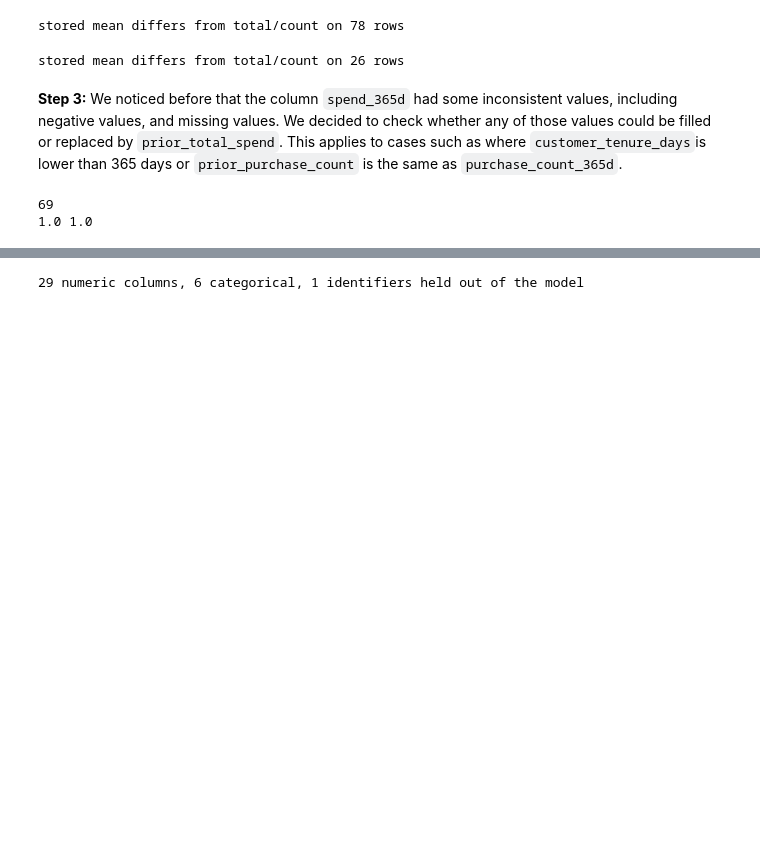
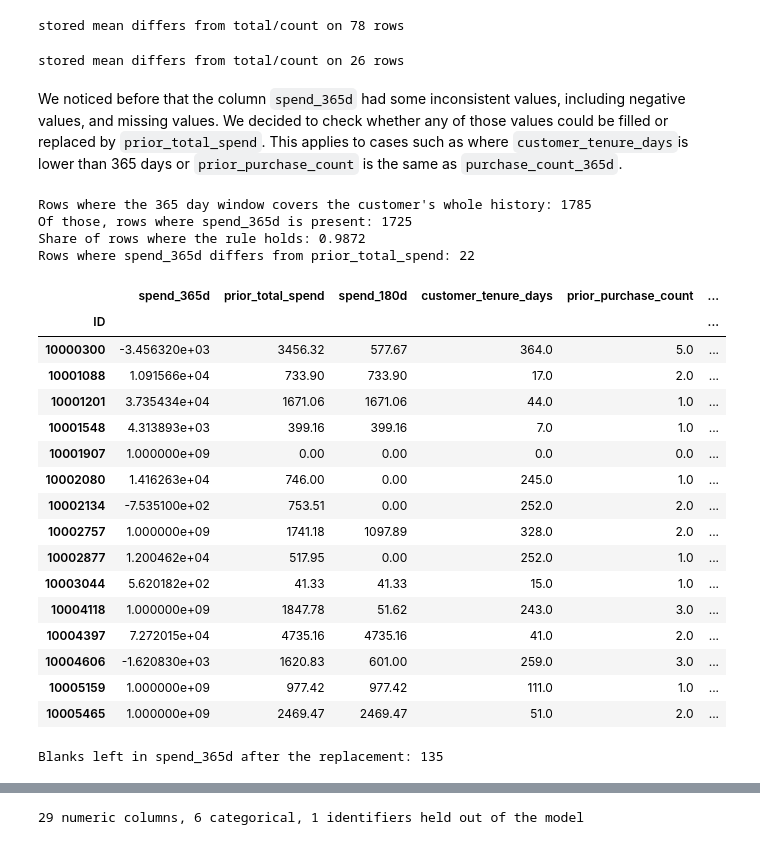
Before and after one commit to saradfalves/ML_Group_09, a Jupyter notebook: notebooks/nb2_cleaning_data.ipynb, the cells around one changed output, grey strips where cells are left out. Drawn from its saved outputs; the diff is of its cells as text; code cells hidden in the pictures; blank space fills up the shorter version.

Commit message:
text errors and invalid values from spend_365d

```diff
--- a/notebooks/nb2_cleaning_data.ipynb
+++ b/notebooks/nb2_cleaning_data.ipynb
@@ -175,28 +177,46 @@ rows_to_substitute = (count > 1) & (days >= 0)
 
 train_copy.loc[rows_to_substitute, 'prior_mean_gap_days'] = (train_copy.loc[rows_to_substitute, 'customer_tenure_days']-train_copy.loc[rows_to_substitute, 'days_since_previous_purchase'])/(train_copy.loc[rows_to_substitute, 'prior_purchase_count']-1)
 # %% [markdown]
-**Step 3:** We noticed before that the column `spend_365d` had some inconsistent values, including negative values, and missing values. We decided to check whether any of those values could be filled or replaced by `prior_total_spend`. This applies to cases such as where `customer_tenure_days`is lower than 365 days or `prior_purchase_count` is the same as `purchase_count_365d`.
+We noticed before that the column `spend_365d` had some inconsistent values, including negative values, and missing values. We decided to check whether any of those values could be filled or replaced by `prior_total_spend`. This applies to cases such as where `customer_tenure_days`is lower than 365 days or `prior_purchase_count` is the same as `purchase_count_365d`.
 # %%
-s = train_copy["spend_365d"]
-inconsistent = s.notna() & ((s < train_copy["spend_180d"])
-                            | (s > train_copy["prior_total_spend"] + 0.01))
-print(inconsistent.sum())
-train_copy.loc[inconsistent, "spend_365d"] = np.nan
+# Rows where the 365-day window covers the customer's whole history
+whole_history = (train_copy["customer_tenure_days"] < 365) | (train_copy["prior_purchase_count"] == train_copy["purchase_count_365d"])
 
-c365 = train_copy["purchase_count_365d"]
-all_in = c365.eq(train_copy["prior_purchase_count"])
-none_in = c365.eq(0)
-known = train_copy["spend_365d"].notna()
-share_all = np.isclose(train_copy.loc[known & all_in, "spend_365d"],
-                       train_copy.loc[known & all_in, "prior_total_spend"], atol=0.01).mean()
-share_none = train_copy.loc[known & none_in, "spend_365d"].eq(0).mean()
-print(round(share_all, 3), round(share_none, 3))
-if share_all > 0.99:
-    m = train_copy["spend_365d"].isna() & all_in
-    train_copy.loc[m, "spend_365d"] = train_copy.loc[m, "prior_total_spend"]
-if share_none > 0.99:
-    m = train_copy["spend_365d"].isna() & none_in
-    train_copy.loc[m, "spend_365d"] = 0.0
+# Check first: where spend_365d is present, does it already equal prior_total_spend?
+known = whole_history & train_copy["spend_365d"].notna()
+holds = np.isclose(train_copy.loc[known, "spend_365d"], train_copy.loc[known, "prior_total_spend"], atol=0.01)
+differs = known & ~np.isclose(train_copy["spend_365d"], train_copy["prior_total_spend"], atol=0.01)
+
+print(f"Rows where the 365 day window covers the customer's whole history: {whole_history.sum()}")
+print(f"Of those, rows where spend_365d is present: {known.sum()}")
+print(f"Share of rows where the rule holds: {holds.mean():.4f}")
+print(f"Rows where spend_365d differs from prior_total_spend: {differs.sum()}")
+display(train_copy.loc[differs, ["spend_365d", "prior_total_spend", "spend_180d", "customer_tenure_days",
+                                 "prior_purchase_count", "purchase_count_365d"]].head(15))
+
+# Fill or replace
+train_copy.loc[whole_history, "spend_365d"] = train_copy.loc[whole_history, "prior_total_spend"]
+print(f"Blanks left in spend_365d after the replacement: {train_copy['spend_365d'].isna().sum()}")
 # %% [output]
-69
-1.0 1.0
+Rows where the 365 day window covers the customer's whole history: 1785
+Of those, rows where spend_365d is present: 1725
+Share of rows where the rule holds: 0.9872
+Rows where spend_365d differs from prior_total_spend: 22
+|  | spend_365d | prior_total_spend | spend_180d | customer_tenure_days | prior_purchase_count | ... |
+| ID |  |  |  |  |  | ... |
+| 10000300 | -3.456320e+03 | 3456.32 | 577.67 | 364.0 | 5.0 | ... |
+| 10001088 | 1.091566e+04 | 733.90 | 733.90 | 17.0 | 2.0 | ... |
+| 10001201 | 3.735434e+04 | 1671.06 | 1671.06 | 44.0 | 1.0 | ... |
+| 10001548 | 4.313893e+03 | 399.16 | 399.16 | 7.0 | 1.0 | ... |
+| 10001907 | 1.000000e+09 | 0.00 | 0.00 | 0.0 | 0.0 | ... |
+| 10002080 | 1.416263e+04 | 746.00 | 0.00 | 245.0 | 1.0 | ... |
+| 10002134 | -7.535100e+02 | 753.51 | 0.00 | 252.0 | 2.0 | ... |
+| 10002757 | 1.000000e+09 | 1741.18 | 1097.89 | 328.0 | 2.0 | ... |
+| 10002877 | 1.200462e+04 | 517.95 | 0.00 | 252.0 | 1.0 | ... |
+| 10003044 | 5.620182e+02 | 41.33 | 41.33 | 15.0 | 1.0 | ... |
+| 10004118 | 1.000000e+09 | 1847.78 | 51.62 | 243.0 | 3.0 | ... |
+| 10004397 | 7.272015e+04 | 4735.16 | 4735.16 | 41.0 | 2.0 | ... |
+| 10004606 | -1.620830e+03 | 1620.83 | 601.00 | 259.0 | 3.0 | ... |
+| 10005159 | 1.000000e+09 | 977.42 | 977.42 | 111.0 | 1.0 | ... |
+| 10005465 | 1.000000e+09 | 2469.47 | 2469.47 | 51.0 | 2.0 | ... |
+Blanks left in spend_365d after the replacement: 135
```
Also changed, not shown: parts of 34 cells of this notebook, 3 other files.
